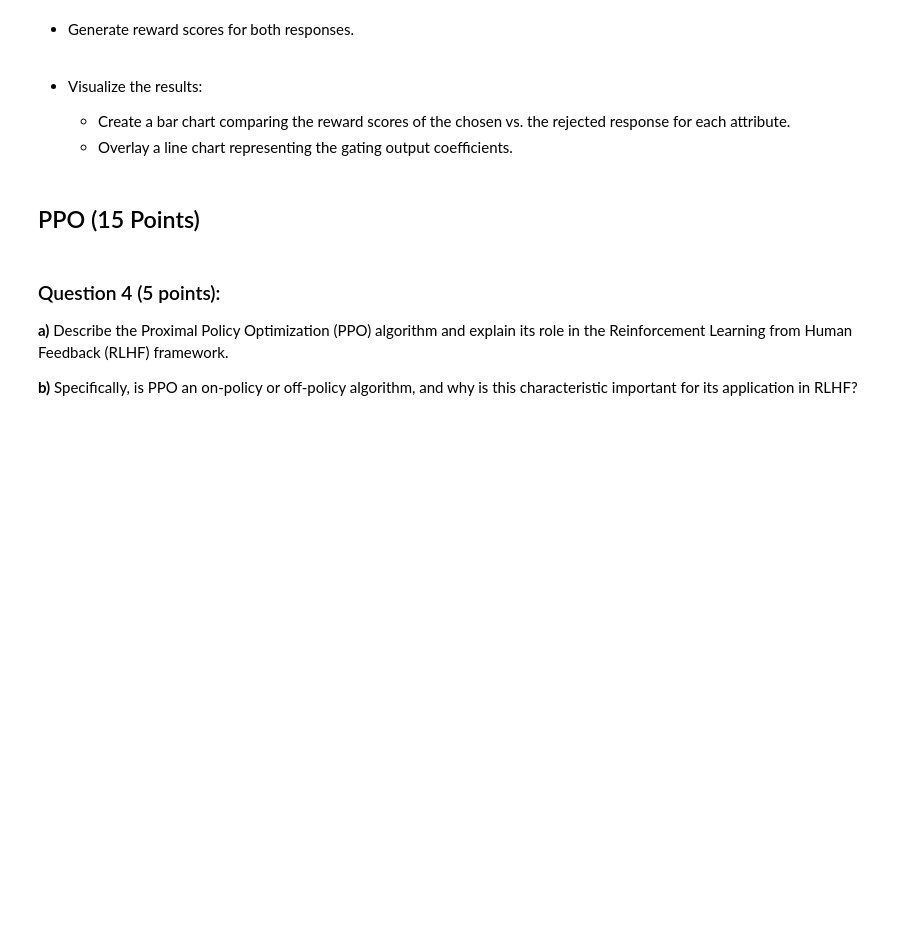
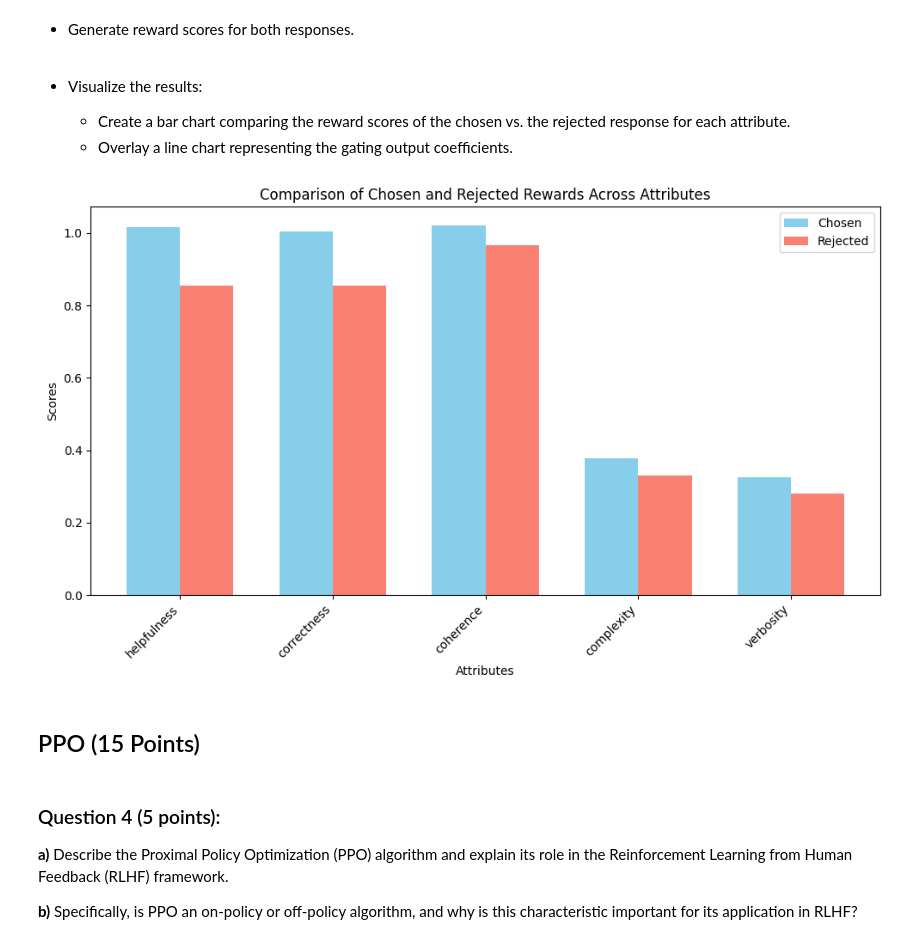
Before and after one commit to ArianFiroozi/LLM-Course-Projects, a Jupyter notebook: LLM_CA2.ipynb, the cells around one changed output. Saved outputs shown, nothing was run; the diff lists cells and outputs as text; code cells hidden in the pictures; blank space fills up the shorter version.

Commit message:
add: reward inference

```diff
--- a/LLM_CA2.ipynb
+++ b/LLM_CA2.ipynb
@@ -572,0 +571,3 @@ The Bradley-Terry model is widely used in RLHF to train reward models by convert
+# %%
+reward_model = AutoModelForSequenceClassification.from_pretrained(CONFIG.reward_model_name, torch_dtype=torch.bfloat16, device_map=CONFIG.device, trust_remote_code=True)
+reward_tokenizer = AutoTokenizer.from_pretrained(CONFIG.reward_model_name, use_fast=True)
@@ -578,7 +583,20 @@ sample_prompt = "Do wooden pencils contain lead as their core?"
 chosen_response = "No, wooden pencils do not contain lead in their core. The term \"lead\" is a misnomer, as wooden pencils actually use graphite for their core. Graphite was historically called \"black lead\" due to its appearance, leading to the common misconception that pencils contain lead."
 rejected_response = "Yes, wooden pencils typically contain a core made of graphite and clay, which is commonly referred to as \"lead\" despite not being made of actual lead."
 
-# WRITE YOUR CODE HERE
+# code from https://huggingface.co/nicolinho/QRM-Llama3.1-8B-v2
+
+def get_reward_scores(prompt, response):
+    messages = [{"role": "user", "content": prompt},
+              {"role": "assistant", "content": response}]
+    input_ids = reward_tokenizer.apply_chat_template(messages, return_tensors="pt").to(device)
+    with torch.no_grad():
+        output = reward_model(input_ids)
+        reward = output.score.cpu().float()
+        reward_quantiles = output.reward_quantiles.cpu().float()
+    return output.rewards, reward_quantiles
+
+chosen_reward, chosen_reward_quantile = get_reward_scores(sample_prompt, chosen_response)
+rejected_reward, rejected_reward_quantile = get_reward_scores(sample_prompt, rejected_response)
 # %% [markdown]
 - Visualize the results:
 
@@ -592,3 +605,29 @@ attributes = ['helpfulness','correctness','coherence', 'complexity','verbosity']
+# %%
+# The attributes of the 5 reward objectives
+attributes = ['helpfulness','correctness','coherence', 'complexity','verbosity']
+
+# Bar positions
+x = np.arange(len(attributes))  # Indices for attributes
+width = 0.35  # Width of the bars
+
+# Plot bars for both datasets
+fig, ax = plt.subplots(figsize=(10, 6))
+bars_chosen = ax.bar(x - width/2, chosen_reward.cpu()[0], width, label='Chosen', color='skyblue')
+bars_rejected = ax.bar(x + width/2, rejected_reward.cpu()[0], width, label='Rejected', color='salmon')
+
+# Add labels, title, and legend
+ax.set_xlabel('Attributes')
+ax.set_ylabel('Scores')
+ax.set_title('Comparison of Chosen and Rejected Rewards Across Attributes')
+ax.set_xticks(x)
+ax.set_xticklabels(attributes, rotation=45, ha='right')
+ax.legend()
+
+# Show plot
+plt.tight_layout()
+plt.show()
+# %% [output]
+[figure, added]
 # %% [markdown]
 ## PPO (15 Points)
 # %% [markdown]
```
Also changed, not shown: parts of 6 cells of this notebook.
